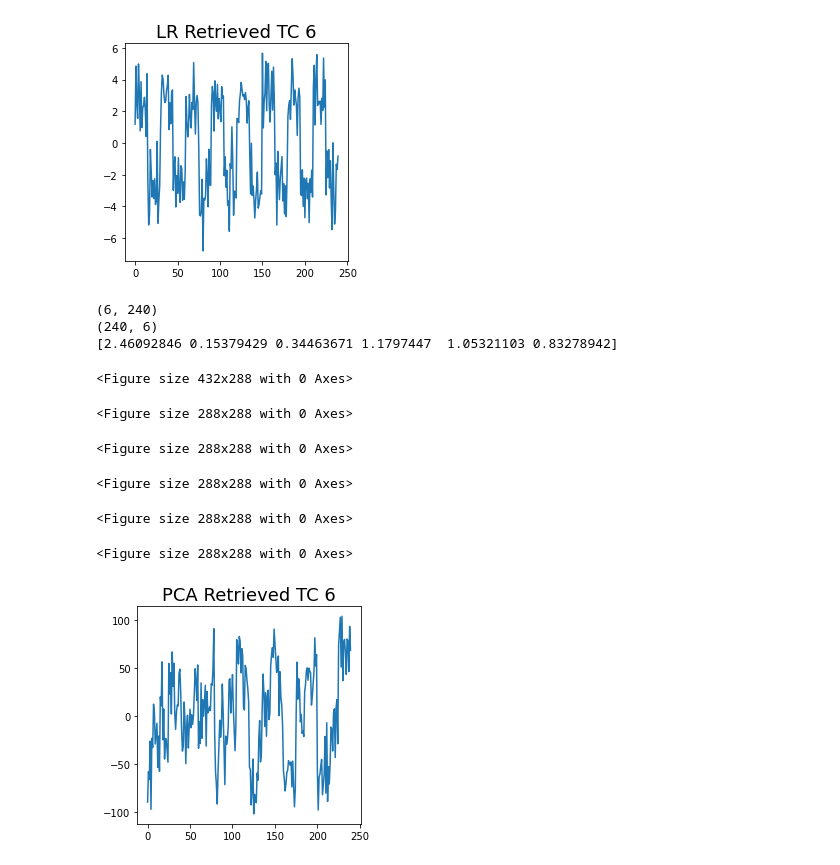
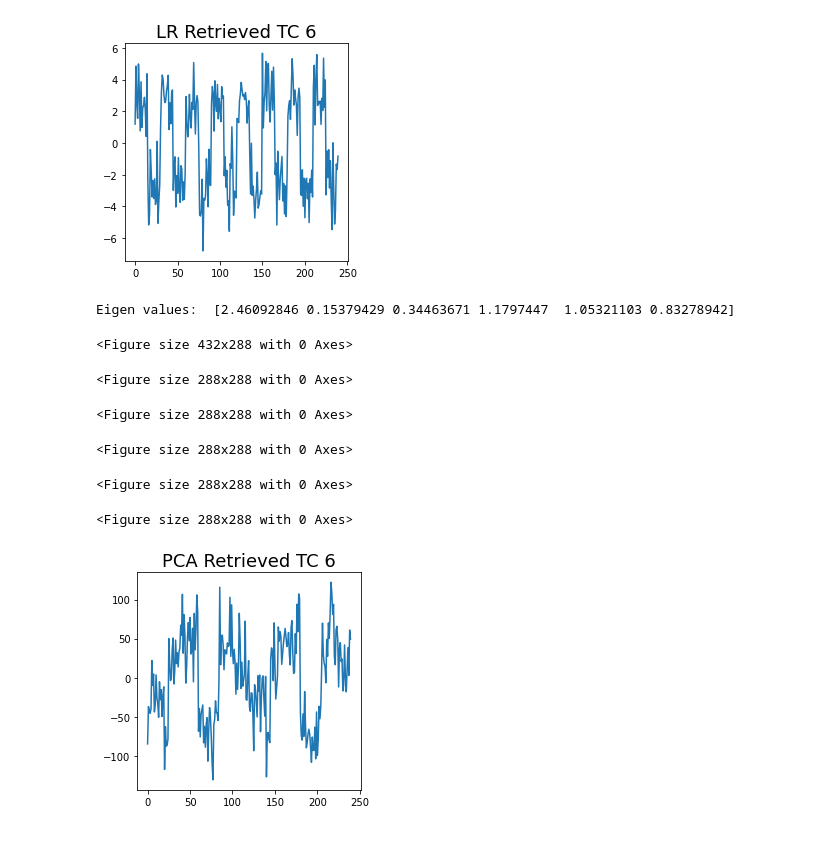
Before and after one commit to hunterthorpe/MAST30034_A1, a Jupyter notebook: code/assignment.ipynb, the cells around one changed output. Saved outputs shown, nothing was run; the diff lists cells and outputs as text; code cells hidden in the pictures.

Commit message:
fixed a few bugs added a plot to 2.3

```diff
--- a/code/assignment.ipynb
+++ b/code/assignment.ipynb
@@ -253,7 +253,7 @@ def plot_retrieved(A, D, method, prefix):
             map_matrix.append(row)
         # plotting map
         plt.clf()
-        plot_map(map_matrix, plt)
+        plot_map(np.array(map_matrix).T, plt)
         plt.title(method + ' Retrieved SM ' + str(retrieved + 1), fontdict = {'fontsize' : 18})
         map_path = prefix + 'map' + str(retrieved + 1) + '.jpeg'
         plt.savefig(map_path)
@@ -389,9 +389,9 @@ def get_mse(X, Alr, Dlr):
     return mean_squared_error(X, np.dot(Dlr, Alr))
 
 mse_lst = []
-pho_array = np.arange(0, 1.05, 0.05)
-for pho in pho_array:
-    pho = round(pho, 2)
+rho_array = np.arange(0, 1.05, 0.05)
+for rho in rho_array:
+    rho = round(rho, 2)
     mse_total = 0
     for i in range (10):
         # generating new noise
@@ -404,21 +404,29 @@ for pho in pho_array:
         right = (sm_df.add(gamma_s_df))
         X_new = np.dot(left, right)
         # getting lasso estimates and mse
-        Alr = get_Alr(X_new, tc, N, 6, 21, 21, pho)
+        Alr = get_Alr(X_new, tc, N, 6, 21, 21, rho)
         Dlr = np.dot(X_new, Alr.T)
         mse_total += get_mse(X_new, Alr, Dlr)
     mse_lst.append(mse_total/10)
 
+# plotting average MSE
 plt.clf()
-plt.plot(pho_array, mse_lst)
-plt.title('Values for pho vs MSE')
-plt.show()
+plt.plot(rho_array, mse_lst)
+plt.title('rho vs Average MSE')
+plt.savefig('../plots/2.3/mse.jpeg')
 
+plt.clf()
+plt.plot(rho_array[8:], mse_lst[8:])
+plt.title('rho (starting from 0.4) vs Average MSE')
+plt.savefig('../plots/2.3/mse_sub.jpeg')
+
+# printing mses and rho
+print('Avegage MSEs', mse_lst)
 min_mse = min(mse_lst)
 print("min mse value: ", min_mse)
-for i in range(len(pho_array)):
+for i in range(len(rho_array)):
     if mse_lst[i] == min_mse:
-        pho = pho_array[i]
-        print("pho value selected: ", pho)
+        rho = rho_array[i]
+        print("rho value selected: ", rho)
         break
 # %% [output]
@@ -505,50 +514,47 @@ from sklearn.decomposition import PCA
 # original time courses
 D = tc_df.to_numpy()
 # getting PCs
-pca = PCA()
-pca.fit(D.T)
-Z = pca.components_
+u, s, vh = np.linalg.svd(D)
+Z = np.dot(D, vh)
 
 # plotting eigen values
 cov = np.dot(D.T, D) / (len(D) - 1)
 e_vals, e_vecs = np.linalg.eig(cov)
-print(e_vals)
+print('Eigen values: ', e_vals)
 plt.clf()
 plt.scatter(range(1, 7), e_vals)
 plt.title('Eigen values of each PC')
 plt.savefig('../plots/2.5/eigenvalues.jpeg')
 
 for tc_num in range(6):
     # getting plots of source Tcs
     tc_img = Image.open('../plots/1.1/tc_' + str(tc_num + 1) + '.jpeg')
     tc_w, tc_h = tc_img.size
     # creating plot for pcs
     plt.clf()
-    plt.plot(range(1, 241), Z[tc_num])
+    plt.plot(range(1, 241), Z.T[tc_num])
     plt.title('Z regressor ' + str(tc_num + 1), fontdict = {'fontsize' : 24})
     plt.savefig('../plots/temp/' + str(tc_num + 1) + '.jpeg')
     ztc_img = Image.open('../plots/temp/' + str(tc_num + 1) + '.jpeg')
     ztc_w, ztc_h = tc_img.size
     # combining subplots
     new_img = Image.new('RGB', (sum([ztc_w, tc_w]), max([ztc_h, tc_h])))
     new_img.paste(tc_img, (0, 0))
     new_img.paste(ztc_img, (tc_w, 0))
     new_img.save('../plots/2.5/source_and_pc' + str(tc_num + 1) + '.jpeg')
     # removing subplots
     os.remove('../plots/temp/' + str(tc_num + 1) + '.jpeg')
 
 # performing lasso regression
-A_PCR = get_Alr(X, Z.T, N, 6, 21, 21, 0.001)
+A_PCR = get_Alr(X, Z, N, 6, 21, 21, 0.001)
 D_PCR = np.dot(X, A_PCR.T)
 plot_retrieved(A_PCR, D_PCR, 'PCA', '../plots/2.5/pca_')
 # %% [output]
-(6, 240)
-(240, 6)
-[2.46092846 0.15379429 0.34463671 1.1797447  1.05321103 0.83278942]
+Eigen values:  [2.46092846 0.15379429 0.34463671 1.1797447  1.05321103 0.83278942]
 <Figure size 432x288 with 0 Axes>
 <Figure size 288x288 with 0 Axes>
 <Figure size 288x288 with 0 Axes>
 <Figure size 288x288 with 0 Axes>
 <Figure size 288x288 with 0 Axes>
 <Figure size 288x288 with 0 Axes>
-[figure, old version]
+[figure, new version]
```
Also changed, not shown: parts of 3 cells of this notebook, 23 other files.
